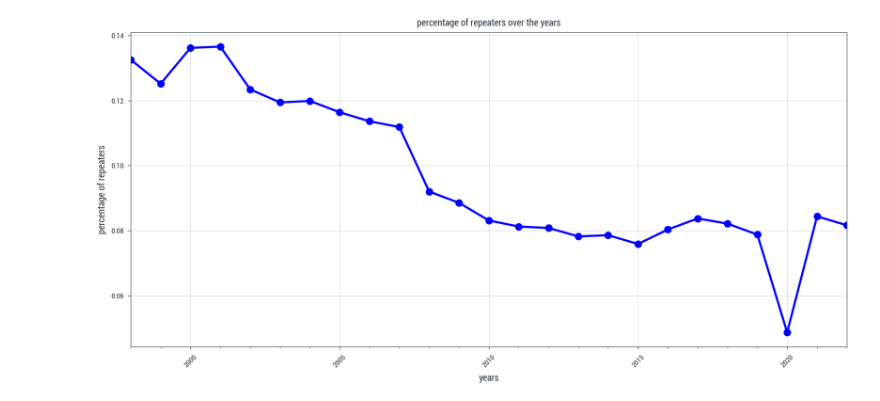
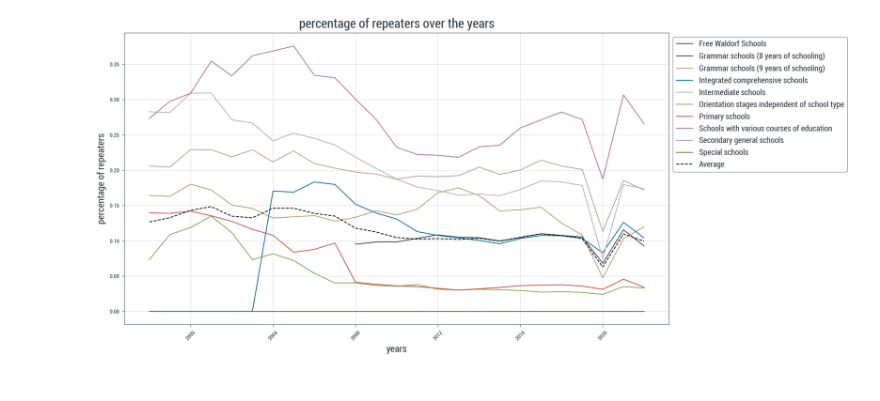
Before and after one commit to KarylReyne/DataLiteracyWS23, a Jupyter notebook: exp/JS-002-Repeaters.ipynb, the cells around one changed output. Cells and saved outputs as stored; diff of their text form; code cells hidden in the pictures.

```diff
--- a/exp/JS-002-Repeaters.ipynb
+++ b/exp/JS-002-Repeaters.ipynb
@@ -1,35 +1,50 @@
 # %%
 from school_analysis.preprocessing.load import Loader
 import pandas as pd
 
 
 loader = Loader()
 melted_df = loader.load('number_of_repeaters')
 
 
 melted_df['year'] = pd.to_datetime(melted_df['year'], format='%Y')
 melted_df['total'] = pd.to_numeric(melted_df['total'], errors='coerce')
-total_over_years = melted_df.groupby('year')['total'].sum()
+total_over_years = melted_df.groupby(['year','school'])['total'].sum()
 
-children_state = loader.load('school-children-by-state')
+children_state = loader.load('school-children-by-type')
 children_state = children_state.rename(columns={'Year': 'year'})
+children_state = children_state.rename(columns={'School Type': 'school'})
 children_state['year'] = pd.to_datetime(children_state['year'], format='%Y')
-child_amount_per_year = children_state.groupby('year')['Value'].sum()
+child_amount_per_year = children_state.groupby(['year','school'])['Students'].sum()
 
-df_repeaters = pd.merge(total_over_years, child_amount_per_year, on='year')
-df_repeaters['relative'] = df_repeaters['total']/df_repeaters['Value']
+df_repeaters = pd.merge(total_over_years, child_amount_per_year, on=['year','school'])
+df_repeaters['relative'] = df_repeaters['total']/df_repeaters['Students']
+df_repeaters
+
+
+import matplotlib.pyplot as plt
+import seaborn as sns
+
+average_per_year = df_repeaters.groupby('year')['relative'].mean().reset_index()
+
+# Setzen des Plots
+plt.figure(figsize=(10, 6))
+
+# Erstellen eines Plots für jede Schule
+sns.lineplot(data=df_repeaters, x='year', y='relative', hue='school')
+sns.lineplot(data=average_per_year, x='year', y='relative', color='black', linestyle='--', label='Average')
+
+
+plt.title('percentage of repeaters over the years', fontsize=16)
+plt.xlabel('years', fontsize=12)
+plt.ylabel('percentage of repeaters', fontsize=12)
+plt.grid(True)
+plt.xticks(rotation=45)
+plt.xticks(fontsize=10)
+plt.yticks(fontsize=10)
+
+plt.tight_layout()
+plt.legend(loc='upper left', bbox_to_anchor=(1, 1), fontsize=10)
+plt.show()
+# %% [output]
+[figure, added]
-# %%
-import matplotlib.pyplot as plt
-
-
-plt.figure(figsize=(10, 5))
-df_repeaters['relative'].plot(kind='line', marker='o', color='blue', linewidth=2)
-plt.title('percentage of repeaters over the years')
-plt.xlabel('years')
-plt.ylabel('percentage of repeaters')
-plt.grid(True)
-plt.xticks(rotation=45)
-plt.tight_layout()  # Stellt sicher, dass alles gut im Plot passt
-plt.show()
-# %% [output]
-[figure, removed]
```
Also changed, not shown: 2 other files.
